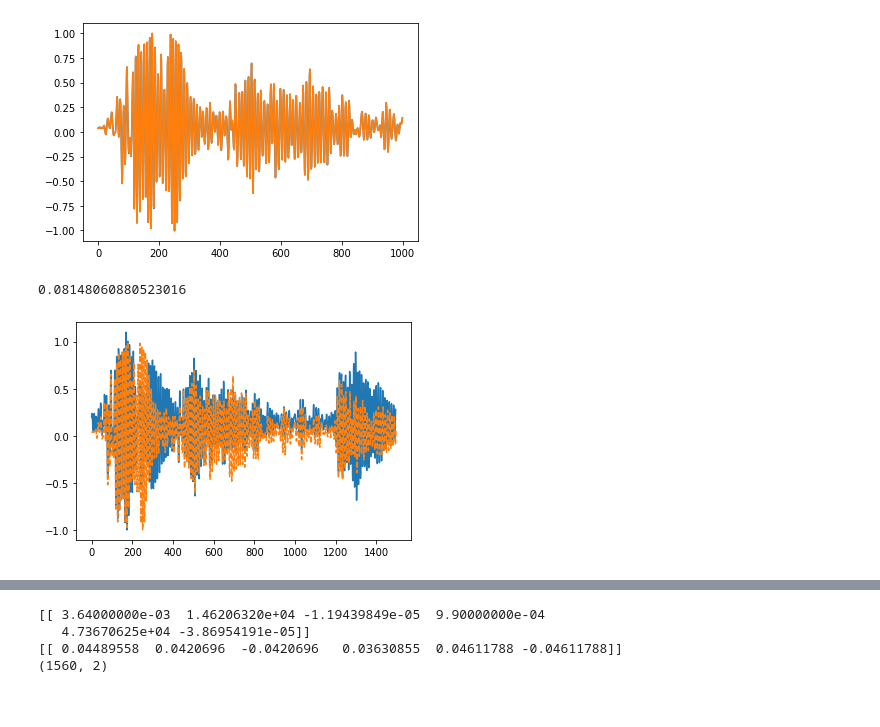
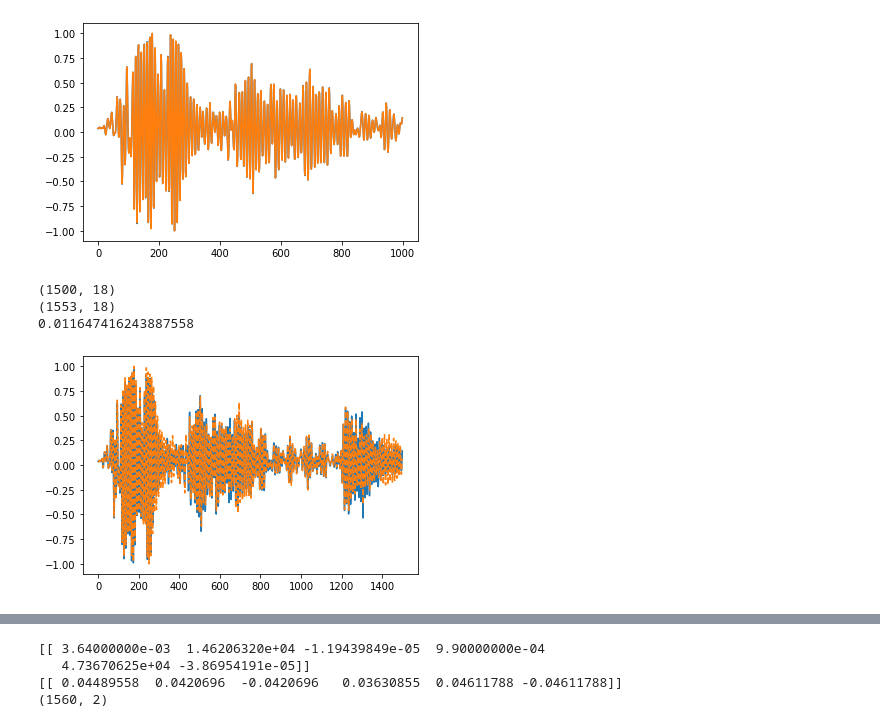
Before and after one commit to tomsimpson74/DynSub, a Jupyter notebook: DynSub_LSTM-NL.ipynb, the cells around one changed output, grey strips where cells are left out. Cells and saved outputs as stored; diff of their text form; code cells hidden in the pictures.

```diff
--- a/DynSub_LSTM-NL.ipynb
+++ b/DynSub_LSTM-NL.ipynb
@@ -132,7 +139,7 @@ from keras.models import Sequential
 from keras.layers import Dense
 from keras.callbacks import ModelCheckpoint, EarlyStopping
 from sklearn.preprocessing import normalize
-
+import keras
 
 
 
@@ -144,11 +151,13 @@ callbacks_list = [usualCallback, checkpoint]
 print(f_train.shape[1])
 
 nn = Sequential()
-nn.add(Dense(22,input_dim = f_train.shape[1], activation='tanh'))
+nn.add(Dense(8,input_dim = f_train.shape[1], activation='tanh'))
 nn.add(Dense(1,activation='linear'))
-nn.compile(loss='mean_squared_error', optimizer='adam')
+opt = keras.optimizers.Adam(lr=0.0001)
+nn.compile(loss='mean_squared_error', optimizer=opt)
+
 nn.summary()
-#nn.load_weights('.mdl_wts_nl.hdf5')
+nn.load_weights('.mdl_wts_nl.hdf5')
 nn.fit(f_train_norm,x_train_norm,validation_data=(f_test_norm,x_test_norm) ,epochs=2000, batch_size=64, callbacks=callbacks_list,shuffle=False)
 
 nn.load_weights('.mdl_wts_nl.hdf5')
@@ -220,43 +229,57 @@ def sim_pred(mdl, AG, X0, steps):
     return(y, Xstore)
 '''
 
-def sim_pred(mdl, AG, X0, steps):
+def sim_pred(mdl, AG, X0, steps, params):
     Xhat = X0
     y = []
     Xstore = []
+    dispmax, dispmin, forcemax, forcemin = params
     for i in range(steps):
         #print(Xhat)
         Yhat = mdl.predict(Xhat)
         #RestForce = -Yhat*1224.1e6
-        RestForce  = -Yhat**3
+        #RestForce  = -Yhat**3
+        y_un = dispmin + (-Yhat+1)*(dispmax-dispmin)/2
+        RestForce_un = (y_un**3)*10e12
+        RestForce = 2*(RestForce_un-forcemin)/(forcemax-forcemin)-1
         #print(Yhat)
         y.append(Yhat)
         Xstore.append(Xhat)
         Xhat = Xhat[:,-15:]
-        Xhat = np.concatenate((Xhat,AG[i+2:i+3,0:]),axis=1)
+        Xhat = np.concatenate((Xhat,AG[i+6:i+7,0:]),axis=1)
         Xhat = np.concatenate((Xhat,RestForce),axis=1)
         Xhat = np.concatenate((Xhat,Yhat),axis=1)
         #print(Xhat.shape)
 
 
     return(y, Xstore)
 
 
 
-(y, Xstore)= sim_pred(nn, f_test_norm[:,0:1], f_train_norm[0:1,:], 1500)
+(y, Xstore)= sim_pred(nn, f_test_norm[:,0:1], f_train_norm[0:1,:], 1500, params)
 
 Xstore = np.asarray(Xstore)
-Xstore.shape
-Xstore[0]
+Xstore = np.squeeze(Xstore)
+print(Xstore.shape)
+
+print(f_test.shape)
+'''
+plt.plot(Xstore[:,1])
+plt.plot(f_test_norm[:,1])
+'''
+
+
 
 y = np.asarray(np.squeeze(y))
-plt.plot(y[4:])
+plt.plot(y[:])
 plt.plot(x_test_norm[:1498],'--')
 
 
-print(mean_squared_error(y[4:],x_test_norm[:1496]))
+print(mean_squared_error(y[0:],x_test_norm[:y.shape[0]]))
 
 #nn.save_weights('notbad.hdf5')
 # %% [output]
-0.08148060880523016
+(1500, 18)
+(1553, 18)
+0.011647416243887558
-[figure, old version]
+[figure, new version]
```
Also changed, not shown: parts of 4 cells of this notebook, 1 other file.
